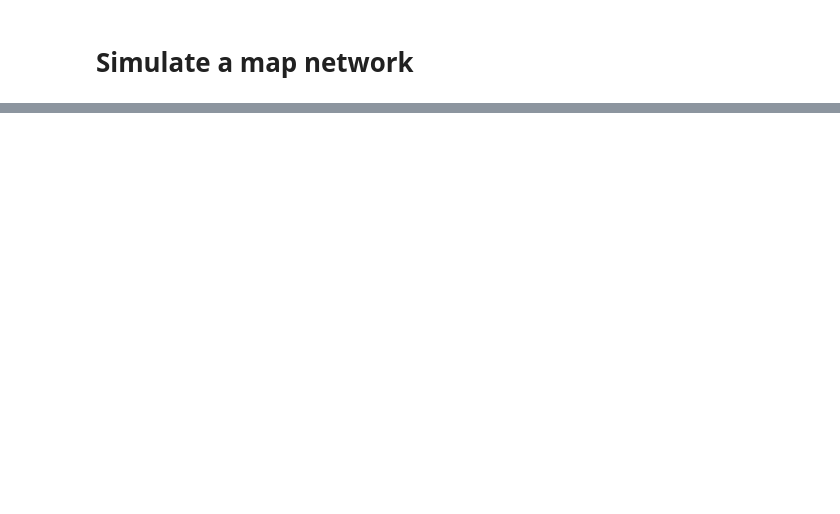
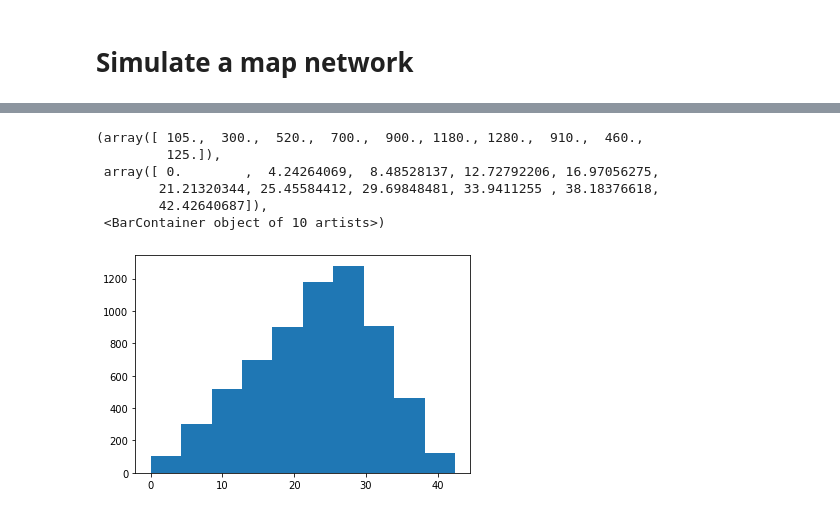
Before and after one commit to AddingAddict/ToroidalNetworks, a Jupyter notebook: sparse_weights/notebooks/test_spat_networks.ipynb, the cells around one changed output, grey strips where cells are left out. Cells and saved outputs as stored; diff of their text form; code cells hidden in the pictures; blank space fills up the shorter version.

```diff
--- a/sparse_weights/notebooks/test_spat_networks.ipynb
+++ b/sparse_weights/notebooks/test_spat_networks.ipynb
@@ -66,0 +120,10 @@ dtype('float32')
+# %%
+plt.hist(net.get_rf_dist())
+# %% [output]
+(array([ 105.,  300.,  520.,  700.,  900., 1180., 1280.,  910.,  460.,
+         125.]),
+ array([ 0.        ,  4.24264069,  8.48528137, 12.72792206, 16.97056275,
+        21.21320344, 25.45584412, 29.69848481, 33.9411255 , 38.18376618,
+        42.42640687]),
+ <BarContainer object of 10 artists>)
+[figure, added]
```
Also changed, not shown: parts of 10 cells of this notebook, 10 other files.
